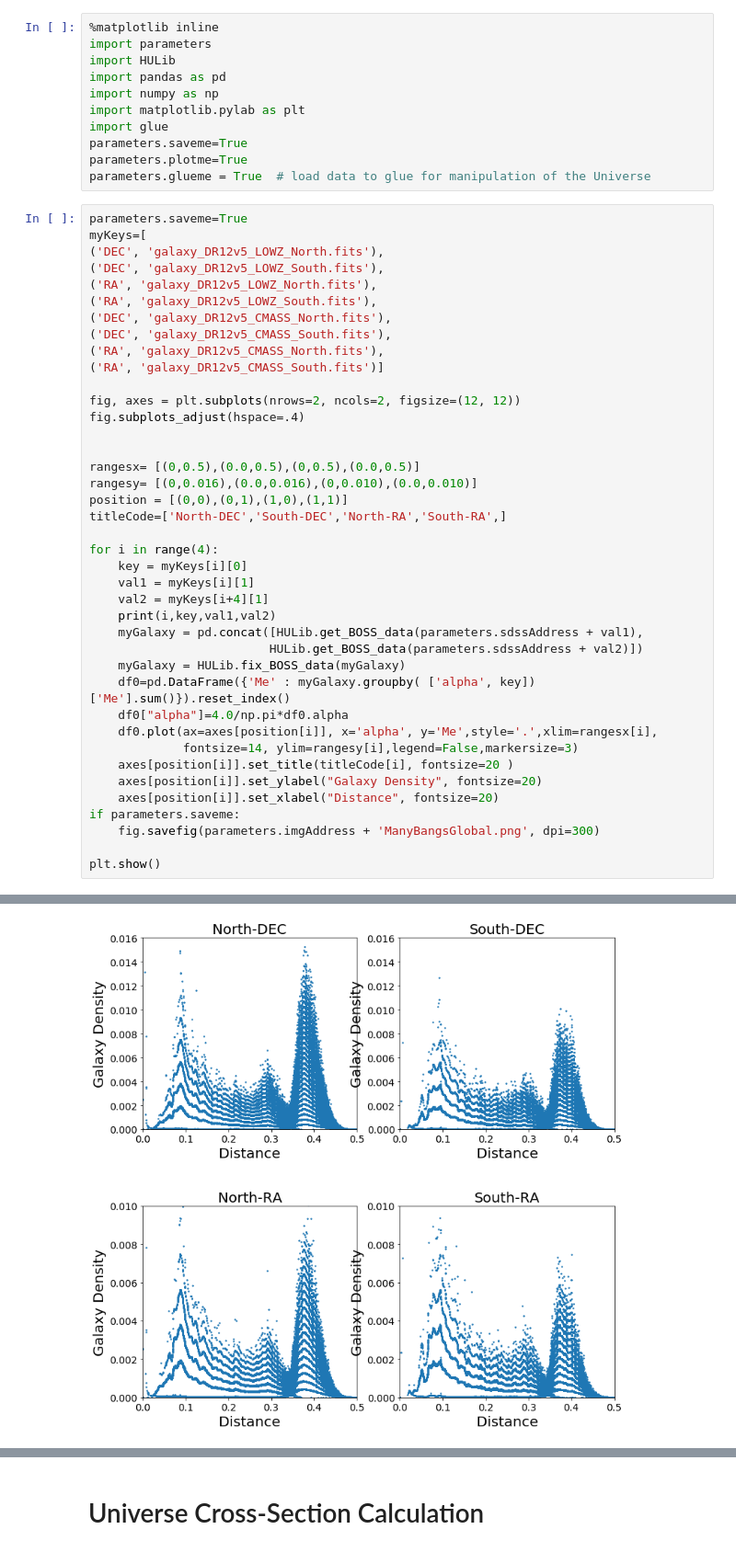
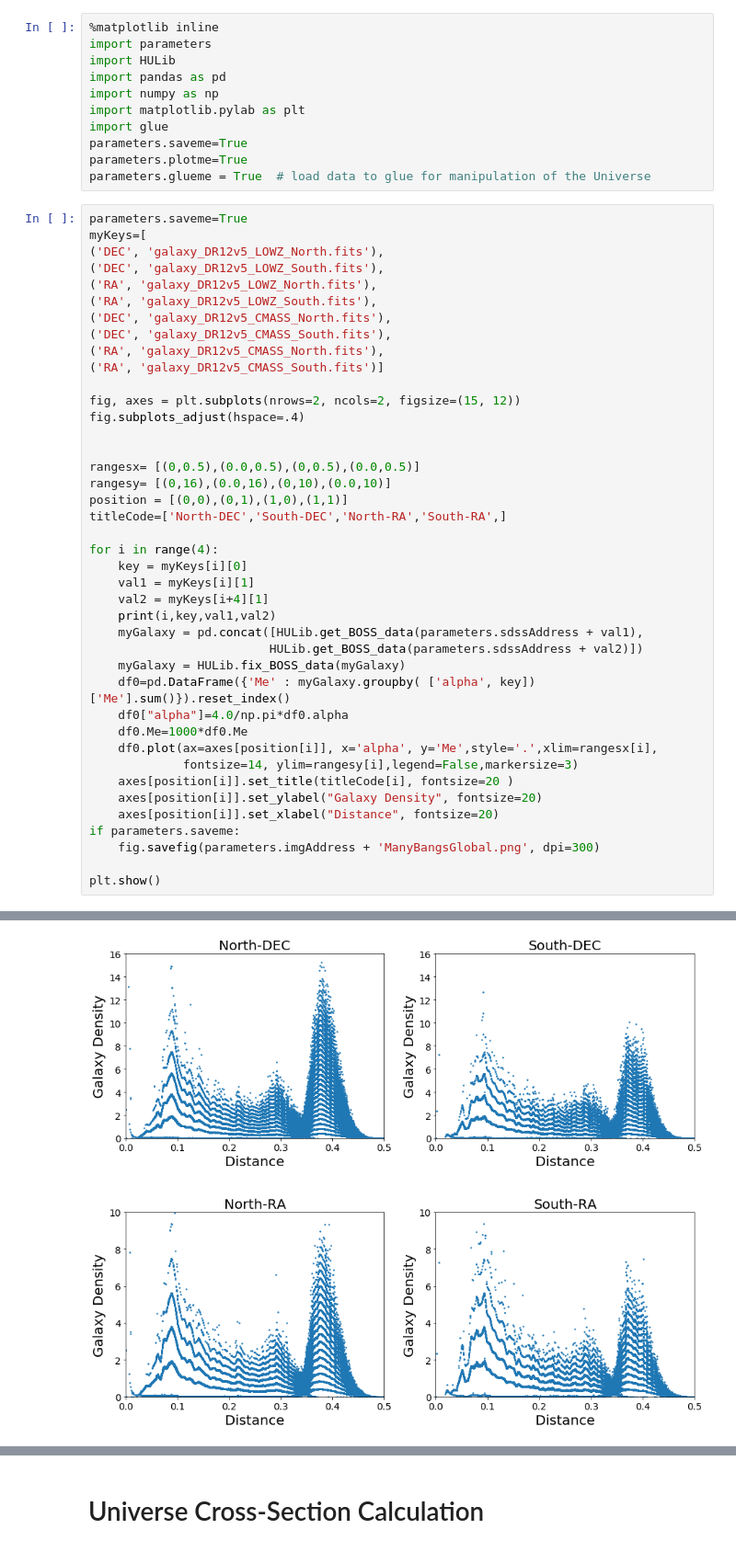
Before and after one commit to ny2292000/TheHypergeometricalUniverse, a Jupyter notebook: FitsAnalysisCrossSection.ipynb, the cells around one changed output, grey strips where cells are left out. Shown at 92% size. Cells and saved outputs as stored; diff of their text form.

```diff
--- a/FitsAnalysisCrossSection.ipynb
+++ b/FitsAnalysisCrossSection.ipynb
@@ -21,12 +21,12 @@ myKeys=[
 ('RA', 'galaxy_DR12v5_CMASS_North.fits'),
 ('RA', 'galaxy_DR12v5_CMASS_South.fits')]
 
-fig, axes = plt.subplots(nrows=2, ncols=2, figsize=(12, 12))
+fig, axes = plt.subplots(nrows=2, ncols=2, figsize=(15, 12))
 fig.subplots_adjust(hspace=.4)
 
 
 rangesx= [(0,0.5),(0.0,0.5),(0,0.5),(0.0,0.5)]
-rangesy= [(0,0.016),(0.0,0.016),(0,0.010),(0.0,0.010)]
+rangesy= [(0,16),(0.0,16),(0,10),(0.0,10)]
 position = [(0,0),(0,1),(1,0),(1,1)]
 titleCode=['North-DEC','South-DEC','North-RA','South-RA',]
 
@@ -40,34 +40,35 @@ for i in range(4):
     myGalaxy = HULib.fix_BOSS_data(myGalaxy)
     df0=pd.DataFrame({'Me' : myGalaxy.groupby( ['alpha', key])['Me'].sum()}).reset_index()
     df0["alpha"]=4.0/np.pi*df0.alpha
+    df0.Me=1000*df0.Me
     df0.plot(ax=axes[position[i]], x='alpha', y='Me',style='.',xlim=rangesx[i],
              fontsize=14, ylim=rangesy[i],legend=False,markersize=3)
     axes[position[i]].set_title(titleCode[i], fontsize=20 )
     axes[position[i]].set_ylabel("Galaxy Density", fontsize=20)
     axes[position[i]].set_xlabel("Distance", fontsize=20)
 if parameters.saveme:
     fig.savefig(parameters.imgAddress + 'ManyBangsGlobal.png', dpi=300)
 
 plt.show()
 # %% [output]
 0 DEC galaxy_DR12v5_LOWZ_North.fits galaxy_DR12v5_CMASS_North.fits
 Index(['RA', 'DEC', 'ID', 'Z', 'NZ'], dtype='object')
 Index(['RA', 'DEC', 'ID', 'Z', 'NZ'], dtype='object')
 Index(['RA', 'DEC', 'ID', 'Z', 'NZ', 'CosRA', 'SinRA', 'CosDEC', 'SinDEC',
        'distance0', 'distance', 'density', 'Me', 'alpha', 'x', 'y', 'z'],
       dtype='object')
 1 DEC galaxy_DR12v5_LOWZ_South.fits galaxy_DR12v5_CMASS_South.fits
 Index(['RA', 'DEC', 'ID', 'Z', 'NZ'], dtype='object')
 Index(['RA', 'DEC', 'ID', 'Z', 'NZ'], dtype='object')
 Index(['RA', 'DEC', 'ID', 'Z', 'NZ', 'CosRA', 'SinRA', 'CosDEC', 'SinDEC',
        'distance0', 'distance', 'density', 'Me', 'alpha', 'x', 'y', 'z'],
       dtype='object')
 ... (8 lines left out)
 Index(['RA', 'DEC', 'ID', 'Z', 'NZ'], dtype='object')
 Index(['RA', 'DEC', 'ID', 'Z', 'NZ', 'CosRA', 'SinRA', 'CosDEC', 'SinDEC',
        'distance0', 'distance', 'density', 'Me', 'alpha', 'x', 'y', 'z'],
       dtype='object')
-[figure, old version]
+[figure, new version]
 # %%
 parameters.saveme=True
 myKeys=[
```
Also changed, not shown: parts of 4 cells of this notebook, 5 other files.
